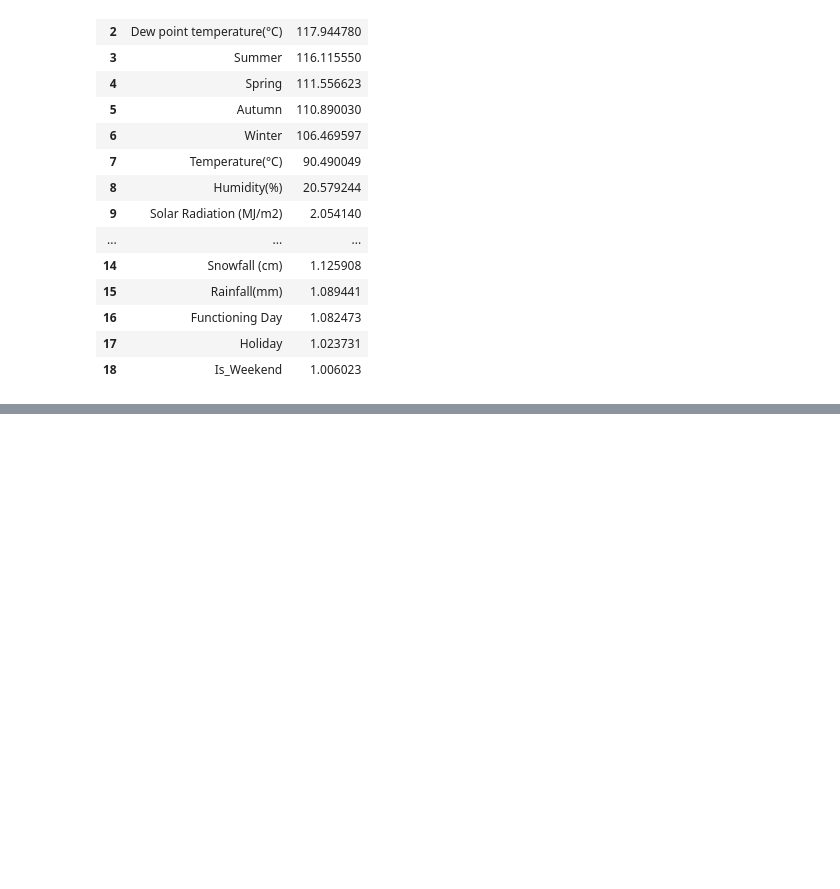
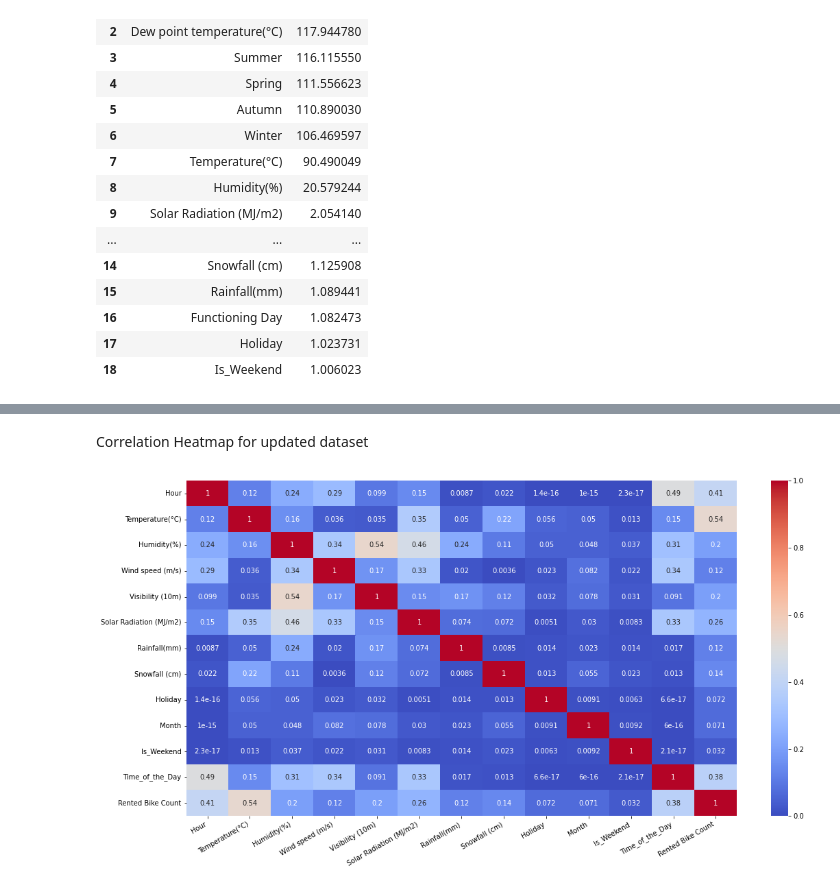
Before and after one commit to shadabsgit/ML-Regression-Capstone-Project, a Jupyter notebook: Bike_Sharing_Demand_Prediction_Capstone_Project.ipynb, the cells around one changed output, grey strips where cells are left out. Cells and saved outputs as stored; diff of their text form; code cells hidden in the pictures; blank space fills up the shorter version.

Commit message:
Final Dataset

```diff
--- a/Bike_Sharing_Demand_Prediction_Capstone_Project.ipynb
+++ b/Bike_Sharing_Demand_Prediction_Capstone_Project.ipynb
@@ -357,0 +377,3 @@ calc_vif(df[independent_variables])
+# %%
+data = df[independent_variables + ['Rented Bike Count']]
+data.head()
@@ -357,0 +387,10 @@ calc_vif(df[independent_variables])
+# %% [markdown]
+Correlation Heatmap for updated dataset
+# %%
+
+plt.figure(figsize=(18,9))
+plot=sns.heatmap(abs(data.corr()), annot=True, cmap='coolwarm')
+plot.set_xticklabels(plot.get_xticklabels(), rotation=30, horizontalalignment='right')
+plt.show()
+# %% [output]
+[figure, added]
```
Also changed, not shown: parts of 11 cells of this notebook.
